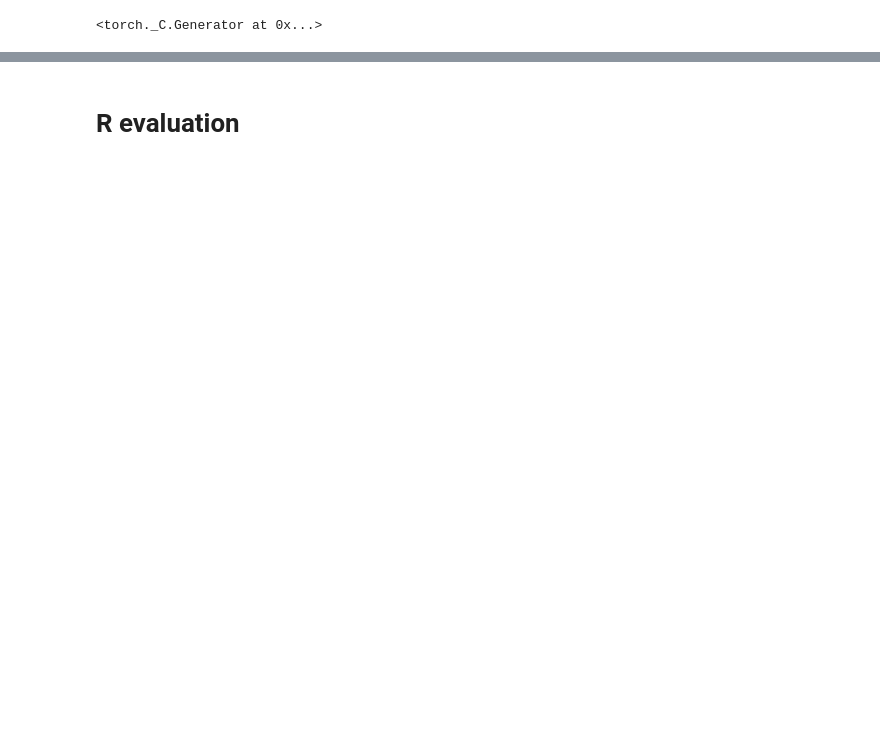
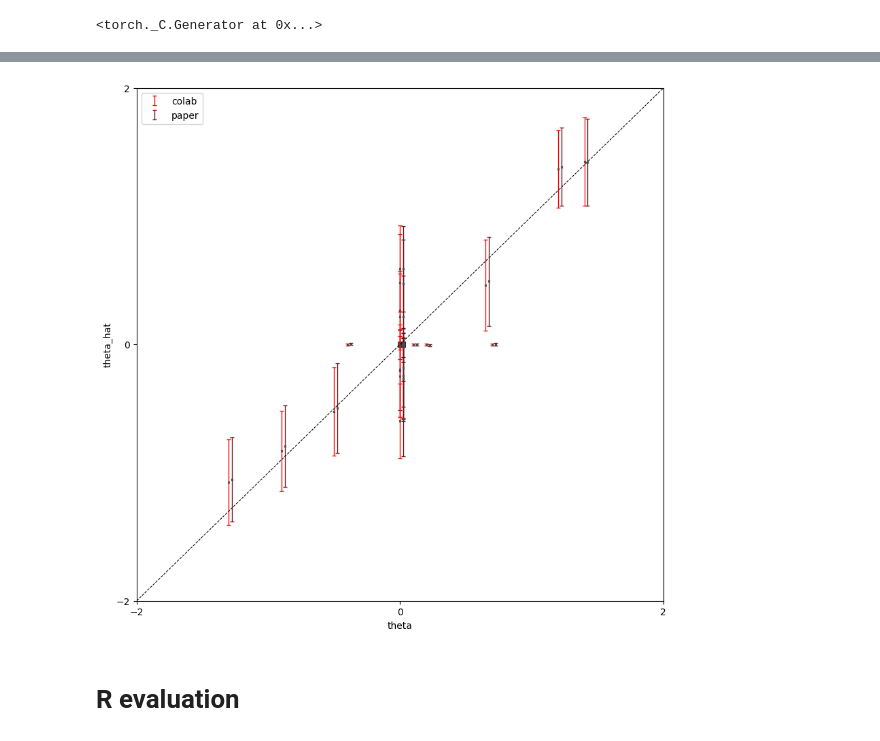
Before and after one commit to alexwjung/ProbCox, a Jupyter notebook: paper/ProbCox/replication/simulations/highdimensional_case2.ipynb, the cells around one changed output, grey strips where cells are left out. Drawn from its saved outputs; the diff is of its cells as text; code cells hidden in the pictures; blank space fills up the shorter version.

```diff
--- a/paper/ProbCox/replication/simulations/highdimensional_case2.ipynb
+++ b/paper/ProbCox/replication/simulations/highdimensional_case2.ipynb
@@ -253,2 +240,34 @@ plt.close()
+# %%
+# Comparision - Plot
+# =======================================================================================================================
+theta = np.concatenate((np.asarray([-0.5, 0.7, 1.2, 0.65, -0.9, 1.4, 0.2, -0.4, -1.3, 0.1]), np.zeros((990,))))[:, None]
+theta_est_sim = np.squeeze(np.asarray(theta_est50_sim.iloc[np.where(theta_est50_sim.iloc[:, 0] == run_id)[0], 1:-1]))[:, None]
+theta_est_lower_sim = np.squeeze(np.asarray(theta_est50_lower_sim.iloc[np.where(theta_est50_lower_sim.iloc[:, 0] == run_id)[0], 1:-1]))[:, None]
+theta_est_upper_sim = np.squeeze(np.asarray(theta_est50_upper_sim.iloc[np.where(theta_est50_upper_sim.iloc[:, 0] == run_id)[0], 1:-1]))[:, None]
+
+theta_est = out50['theta'][1].detach().numpy()
+theta_est_lower = out50['theta'][0].detach().numpy()
+theta_est_upper = out50['theta'][2].detach().numpy()
+
+fig, ax = plt.subplots(1, 1, figsize=(10, 10), dpi=100)
+ax.errorbar(theta[:, 0], theta_est[:, 0], yerr=(theta_est[:, 0] - theta_est_lower[:, 0], theta_est_upper[:, 0]- theta_est[:, 0]),  ls='', c="red", capsize=2, capthick=0.95, elinewidth=0.95, label='colab')
+
+ax.plot(theta[:, 0], theta_est[:, 0], ls='', c=".3", marker='x', ms=2)
+ax.errorbar(theta[:, 0]+0.025, theta_est_sim[:, 0], yerr=(theta_est_sim[:, 0] - theta_est_lower_sim[:, 0], theta_est_upper_sim[:, 0]- theta_est_sim[:, 0]),  ls='', c="#5c161e", capsize=2, capthick=0.95, elinewidth=0.95, label='paper')
+ax.plot(theta[:, 0]+0.025, theta_est_sim[:, 0], ls='', c=".3", marker='x', ms=2)
+
+ax.set(xlim=(-2, 2), ylim=(-2, 2))
+ax.plot(ax.get_xlim(), ax.get_ylim(), ls="--", c="black", linewidth=0.75)
+ax.set_yticks([-2, 0, 2])
+ax.set_ylim([-2, 2])
+ax.set_xticks([-2, 0, 2])
+ax.set_xlim([-2, 2])
+ax.set_xlabel('theta')
+ax.set_ylabel('theta_hat')
+plt.legend()
+plt.show()
+plt.close()
+# %% [output]
+[figure, added]
 # %% [markdown]
 # R evaluation
```
Also changed, not shown: parts of 20 cells of this notebook, 2 other files.
